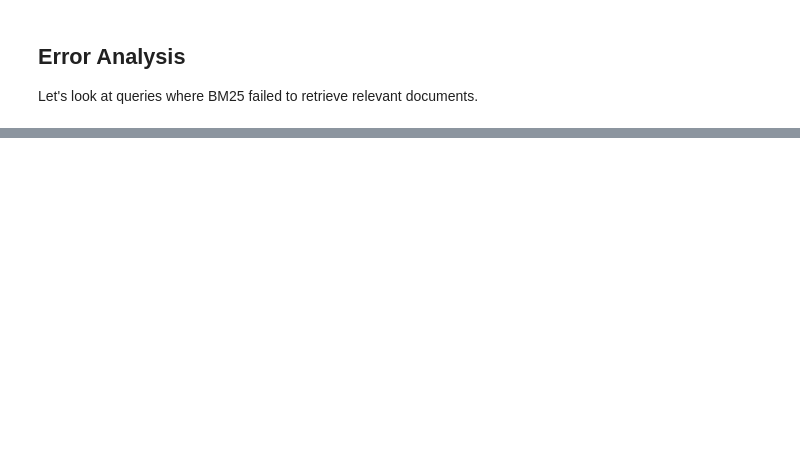
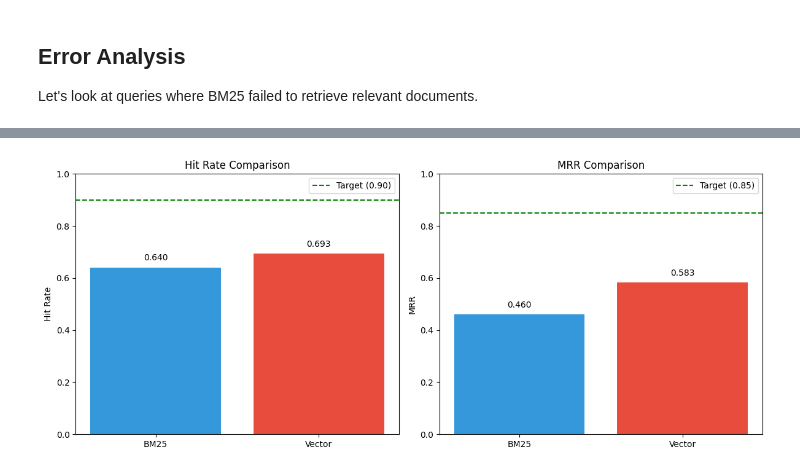
Before and after one commit to Ramsi-K/yoga-assistant-knowledge-rag, a Jupyter notebook: notebooks/retrieval-experiments.ipynb, the cells around one changed output, grey strips where cells are left out. Saved outputs shown, nothing was run; the diff lists cells and outputs as text; code cells hidden in the pictures; blank space fills up the shorter version.

Commit message:
feat: implement and tune vector search

```diff
--- a/notebooks/retrieval-experiments.ipynb
+++ b/notebooks/retrieval-experiments.ipynb
@@ -776,0 +1259,11 @@ for i, failure in enumerate(failed_queries[:5], 1):
+# %%
+# Select best model
+best_model = model_results_df.iloc[0]["model"]
+print(f"=== Best Embedding Model ===")
+print(f"Model: {best_model}")
+print(f"Hit Rate: {model_results_df.iloc[0]['hit_rate']:.3f}")
+print(f"MRR: {model_results_df.iloc[0]['mrr']:.3f}")
+
+# Create search with best model
+print(f"\nLoading best model for hyperparameter tuning...")
+best_vector_search = VectorSearch(pose_dict, best_model)
@@ -776,0 +1411,6 @@ for i, failure in enumerate(failed_queries[:5], 1):
+# %%
+# Display results
+vector_field_df = pd.DataFrame(vector_field_results)
+vector_field_df = vector_field_df.sort_values("hit_rate", ascending=False)
+print("=== Vector Search Field Combination Results ===")
+vector_field_df
@@ -776,0 +1472,65 @@ for i, failure in enumerate(failed_queries[:5], 1):
+# %%
+# Compare with BM25
+print(f"\n{'='*60}")
+print(f"BM25 vs VECTOR SEARCH COMPARISON")
+print(f"{'='*60}")
+
+print(f"\nHit Rate:")
+print(f"  BM25:   {final_results['metrics']['hit_rate']:.3f}")
+print(f"  Vector: {final_vector_results['metrics']['hit_rate']:.3f}")
+improvement_hr = (
+    final_vector_results["metrics"]["hit_rate"]
+    - final_results["metrics"]["hit_rate"]
+) * 100
+print(
+    f"  {'Improvement' if improvement_hr > 0 else 'Change'}: {improvement_hr:+.1f}%"
+)
+
+print(f"\nMRR:")
+print(f"  BM25:   {final_results['metrics']['mrr']:.3f}")
+print(f"  Vector: {final_vector_results['metrics']['mrr']:.3f}")
+improvement_mrr = (
+    final_vector_results["metrics"]["mrr"] - final_results["metrics"]["mrr"]
+) * 100
+print(
+    f"  {'Improvement' if improvement_mrr > 0 else 'Change'}: {improvement_mrr:+.1f}%"
+)
+
+# Visualize comparison
+fig, (ax1, ax2) = plt.subplots(1, 2, figsize=(12, 5))
+
+# Hit Rate comparison
+methods = ["BM25", "Vector"]
+hit_rates = [
+    final_results["metrics"]["hit_rate"],
+    final_vector_results["metrics"]["hit_rate"],
+]
+ax1.bar(methods, hit_rates, color=["#3498db", "#e74c3c"])
+ax1.set_ylabel("Hit Rate")
+ax1.set_title("Hit Rate Comparison")
+ax1.set_ylim([0, 1])
+ax1.axhline(y=0.9, color="g", linestyle="--", label="Target (0.90)")
+ax1.legend()
+for i, v in enumerate(hit_rates):
+    ax1.text(i, v + 0.02, f"{v:.3f}", ha="center", va="bottom")
+
+# MRR comparison
+mrrs = [
+    final_results["metrics"]["mrr"],
+    final_vector_results["metrics"]["mrr"],
+]
+ax2.bar(methods, mrrs, color=["#3498db", "#e74c3c"])
+ax2.set_ylabel("MRR")
+ax2.set_title("MRR Comparison")
+ax2.set_ylim([0, 1])
+ax2.axhline(y=0.85, color="g", linestyle="--", label="Target (0.85)")
+ax2.legend()
+for i, v in enumerate(mrrs):
+    ax2.text(i, v + 0.02, f"{v:.3f}", ha="center", va="bottom")
+
+plt.tight_layout()
+plt.savefig(
+    "../assets/bm25_vs_vector_comparison.png", dpi=150, bbox_inches="tight"
+)
+plt.show()
+# %% [output]
@@ -776,0 +1550 @@ for i, failure in enumerate(failed_queries[:5], 1):
+[figure, added]
```
Also changed, not shown: parts of 36 cells of this notebook, 3 other files.
